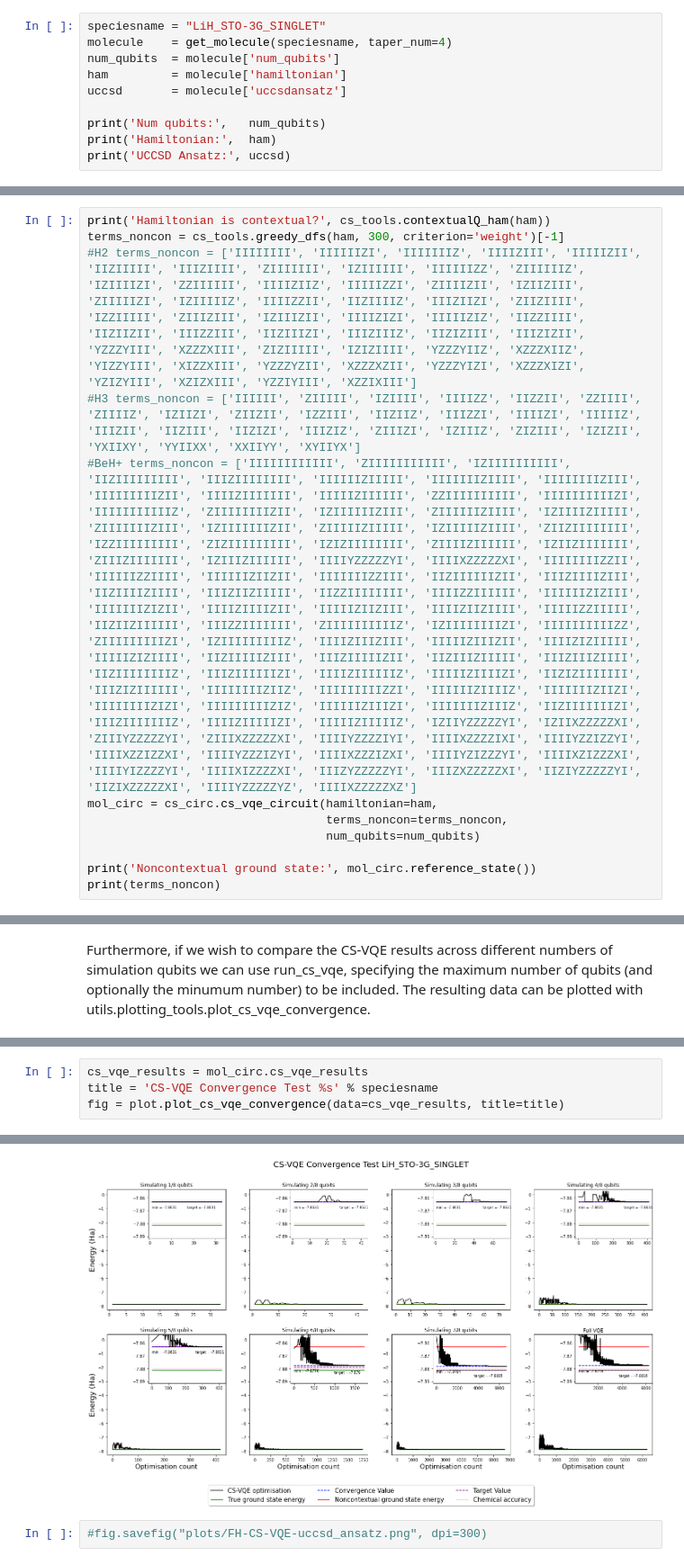
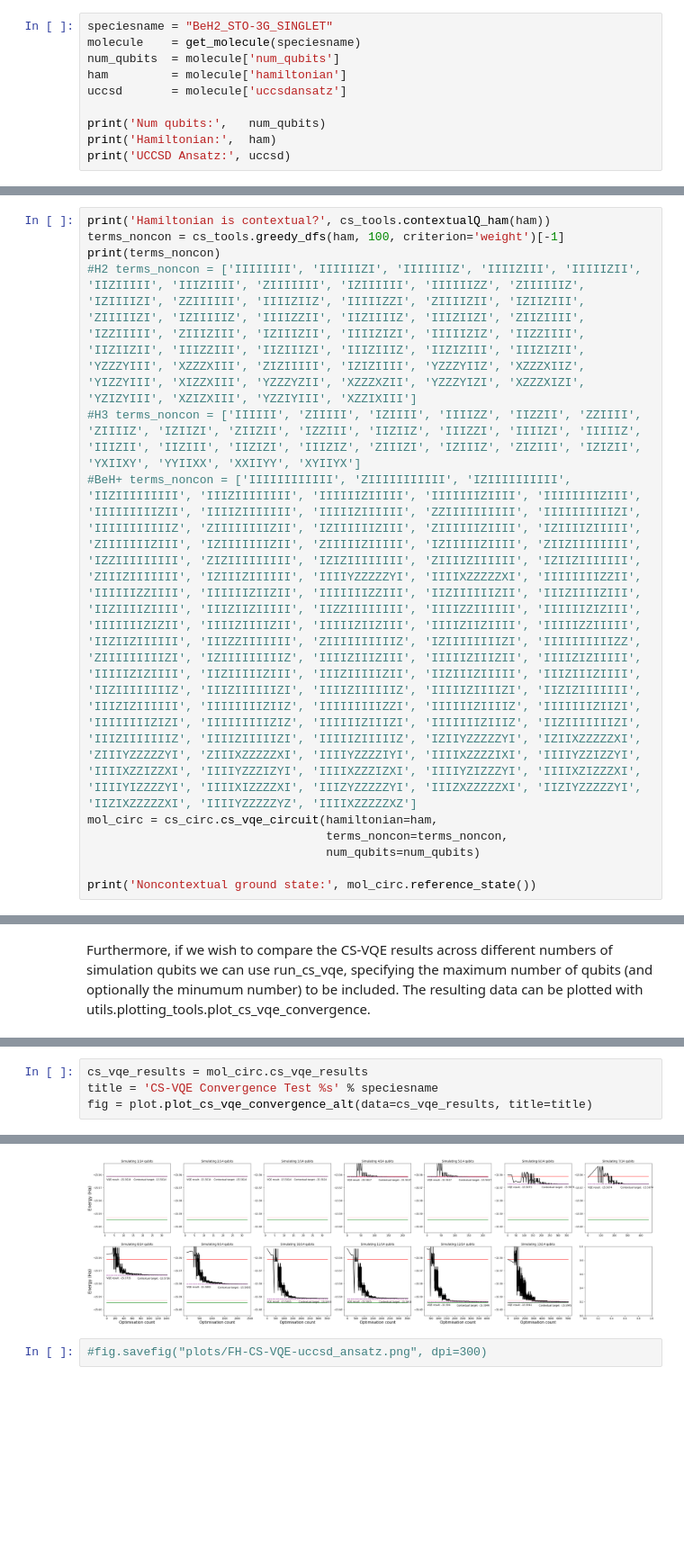
Before and after one commit to wmkirby1/CS-VQE, a Jupyter notebook: usage.ipynb, the cells around one changed output, grey strips where cells are left out. Shown at 90% size. Saved outputs shown, nothing was run; the diff lists cells and outputs as text; blank space fills up the shorter version.

Commit message:
BeH2 results very nice

```diff
--- a/usage.ipynb
+++ b/usage.ipynb
@@ -11,8 +11,8 @@ from matplotlib import pyplot as plt
 # %% [markdown]
 First we construct the calculated molecule, obtaining the corresponding Hamiltonian and UCCSD Ansatz operator:
 # %%
-speciesname = "LiH_STO-3G_SINGLET"
-molecule    = get_molecule(speciesname, taper_num=4)
+speciesname = "BeH2_STO-3G_SINGLET"
+molecule    = get_molecule(speciesname)
 num_qubits  = molecule['num_qubits']
 ham         = molecule['hamiltonian']
 uccsd       = molecule['uccsdansatz']
@@ -34,6 +32,7 @@ Our CS-VQE circuit class requires an input Hamiltonian, a noncontextual subset o
 Optionally, we may specify the qubit inclusion order (by default the optimal ordering will be determined) and choose which rotations to perform (i.e. just those diagonalising G or the additional unitary partitioning A rotations).
 # %%
 print('Hamiltonian is contextual?', cs_tools.contextualQ_ham(ham))
-terms_noncon = cs_tools.greedy_dfs(ham, 300, criterion='weight')[-1]
+terms_noncon = cs_tools.greedy_dfs(ham, 100, criterion='weight')[-1]
+print(terms_noncon)
 #H2 terms_noncon = ['IIIIIIII', 'IIIIIIZI', 'IIIIIIIZ', 'IIIIZIII', 'IIIIIZII', 'IIZIIIII', 'IIIZIIII', 'ZIIIIIII', 'IZIIIIII', 'IIIIIIZZ', 'ZIIIIIIZ', 'IZIIIIZI', 'ZZIIIIII', 'IIIIZIIZ', 'IIIIIZZI', 'ZIIIIZII', 'IZIIZIII', 'ZIIIIIZI', 'IZIIIIIZ', 'IIIIZZII', 'IIZIIIIZ', 'IIIZIIZI', 'ZIIZIIII', 'IZZIIIII', 'ZIIIZIII', 'IZIIIZII', 'IIIIZIZI', 'IIIIIZIZ', 'IIZZIIII', 'IIZIIZII', 'IIIZZIII', 'IIZIIIZI', 'IIIZIIIZ', 'IIZIZIII', 'IIIZIZII', 'YZZZYIII', 'XZZZXIII', 'ZIZIIIII', 'IZIZIIII', 'YZZZYIIZ', 'XZZZXIIZ', 'YIZZYIII', 'XIZZXIII', 'YZZZYZII', 'XZZZXZII', 'YZZZYIZI', 'XZZZXIZI', 'YZIZYIII', 'XZIZXIII', 'YZZIYIII', 'XZZIXIII']
 #H3 terms_noncon = ['IIIIII', 'ZIIIII', 'IZIIII', 'IIIIZZ', 'IIZZII', 'ZZIIII', 'ZIIIIZ', 'IZIIZI', 'ZIIZII', 'IZZIII', 'IIZIIZ', 'IIIZZI', 'IIIIZI', 'IIIIIZ', 'IIIZII', 'IIZIII', 'IIZIZI', 'IIIZIZ', 'ZIIIZI', 'IZIIIZ', 'ZIZIII', 'IZIZII', 'YXIIXY', 'YYIIXX', 'XXIIYY', 'XYIIYX']
@@ -43,6 +42,5 @@ mol_circ = cs_circ.cs_vqe_circuit(hamiltonian=ham,
                                   num_qubits=num_qubits)
 
 print('Noncontextual ground state:', mol_circ.reference_state())
-print(terms_noncon)
 # %% [output]
 Hamiltonian is contextual? True
@@ -136,5 +137,5 @@ IIIIIIII
 # %%
 cs_vqe_results = mol_circ.cs_vqe_results
 title = 'CS-VQE Convergence Test %s' % speciesname
-fig = plot.plot_cs_vqe_convergence(data=cs_vqe_results, title=title)
+fig = plot.plot_cs_vqe_convergence_alt(data=cs_vqe_results, title=title)
 # %% [output]
@@ -141,4 +143,4 @@ fig = plot.plot_cs_vqe_convergence(data=cs_vqe_results, title=title)
-[figure, old version]
+[figure, new version]
 # %%
 #fig.savefig("plots/FH-CS-VQE-uccsd_ansatz.png", dpi=300)
 # %%
```
Also changed, not shown: parts of 8 cells of this notebook, 4 other files.
